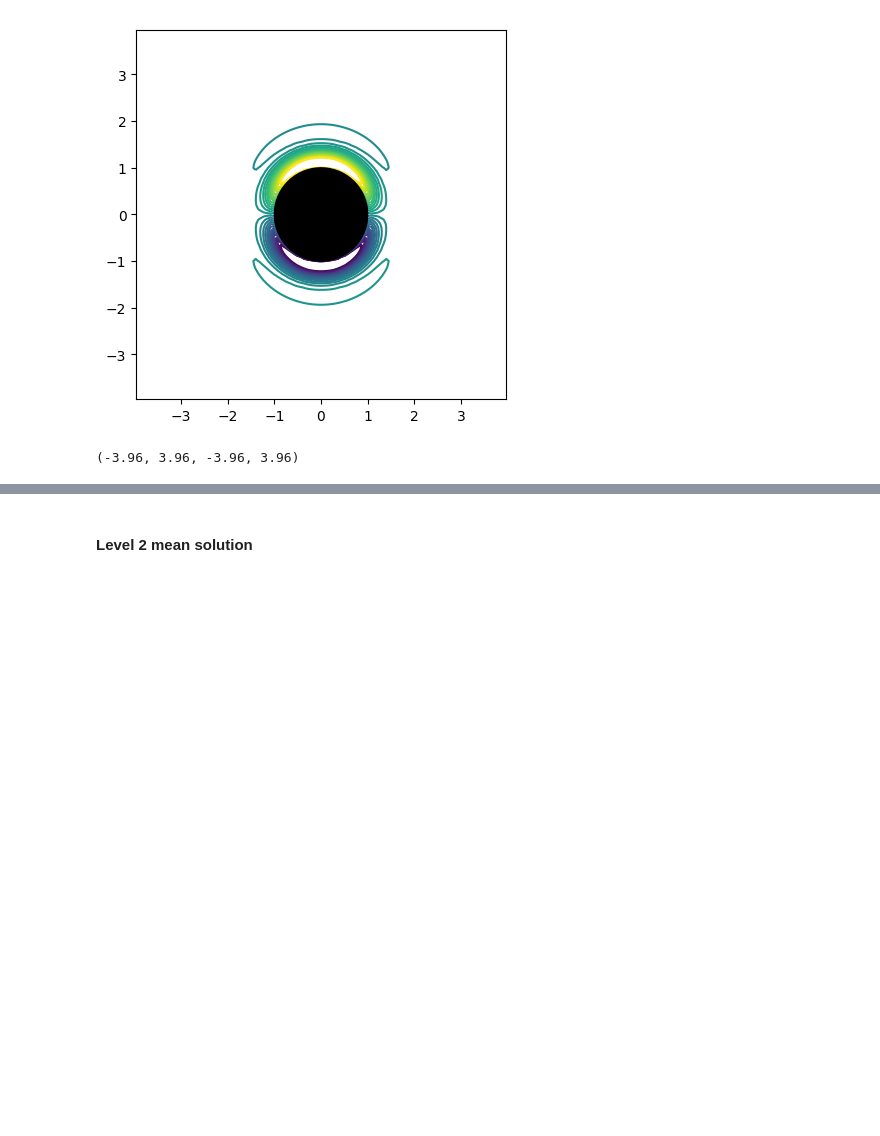
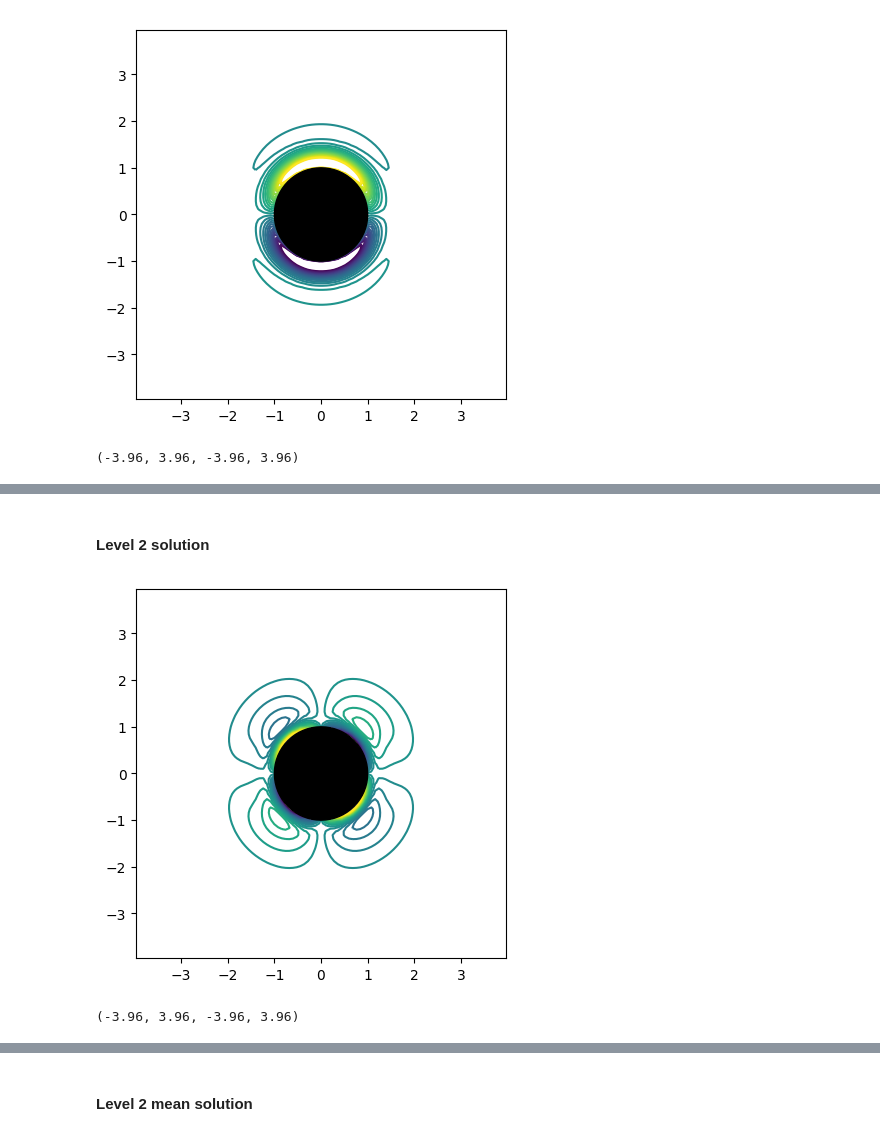
Before and after one commit to JuliaIBPM/ViscousFlow.jl, a Jupyter notebook: examples/Testing the streaming flows.ipynb, the cells around one changed output, grey strips where cells are left out. Cells and saved outputs as stored; diff of their text form; code cells hidden in the pictures; blank space fills up the shorter version.

```diff
--- a/examples/Testing the streaming flows.ipynb
+++ b/examples/Testing the streaming flows.ipynb
@@ -169,0 +161,13 @@ axis("scaled")
+# %% [markdown]
+#### Level 2 solution
+# %%
+contour(x,y,transpose(ω[2]),linspace(-5,5,30))
+for j = 1:dom.nbody
+    xpt = [dom.body[j].x[i][1] for i = 1:dom.body[j].N]
+    ypt = [dom.body[j].x[i][2] for i = 1:dom.body[j].N]
+    fill(xpt,ypt,color="k",zorder=2)
+end
+axis("scaled")
+# %% [output]
+[figure, added]
+(-3.96, 3.96, -3.96, 3.96)
```
Also changed, not shown: parts of 11 cells of this notebook, 2 other files.
